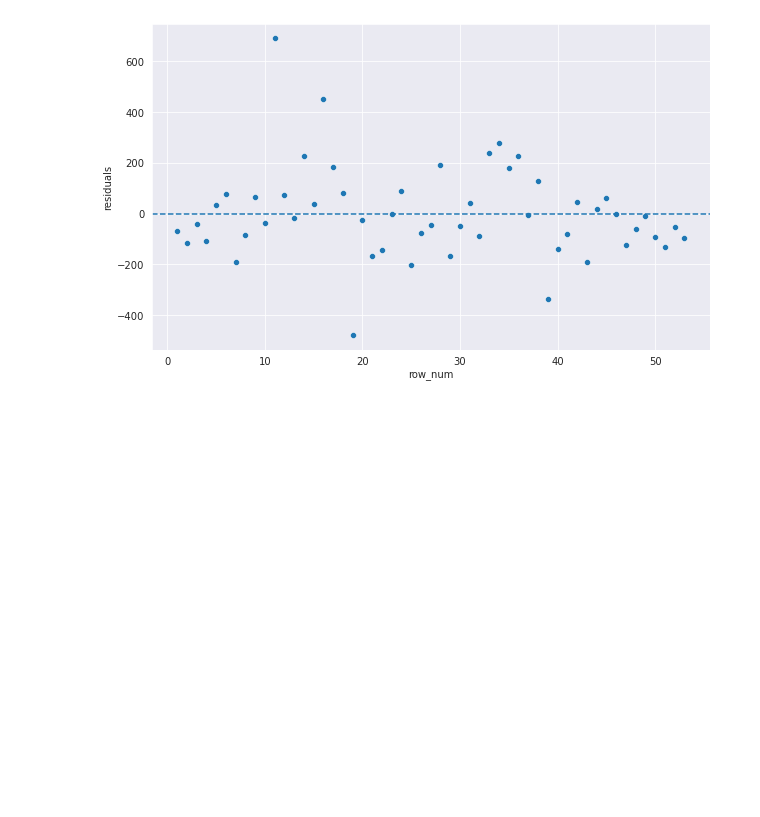
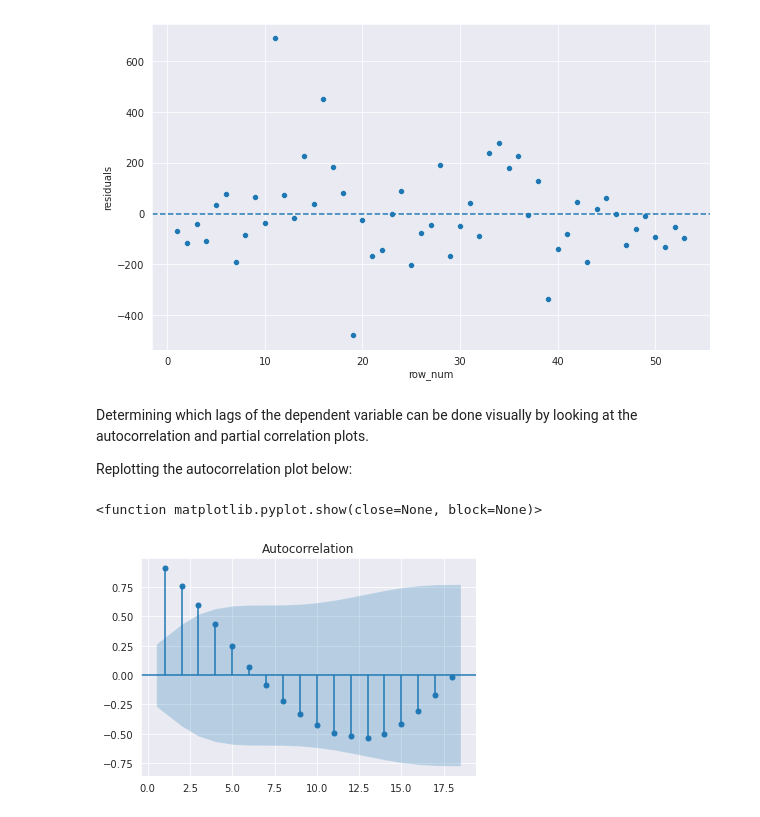
Before and after one commit to JESurzyn/time_series, a Jupyter notebook: TimeSeriesRegression.ipynb, the cells around one changed output. Drawn from its saved outputs; the diff is of its cells as text; code cells hidden in the pictures; blank space fills up the shorter version.

```diff
--- a/TimeSeriesRegression.ipynb
+++ b/TimeSeriesRegression.ipynb
@@ -390,3 +390,13 @@ sns.scatterplot(x='row_num', y='residuals', data=residuals5)
 # %% [output]
 <AxesSubplot:xlabel='row_num', ylabel='residuals'>
 [figure]
+# %% [markdown]
+Determining which lags of the dependent variable can be done visually by looking at the autocorrelation and partial correlation plots.
+
+Replotting the autocorrelation plot below:
+# %%
+plot_acf(pink.sales, zero=False)
+plt.show
+# %% [output]
+<function matplotlib.pyplot.show(close=None, block=None)>
+[figure, added]
```
Also changed, not shown: parts of 23 cells of this notebook.
